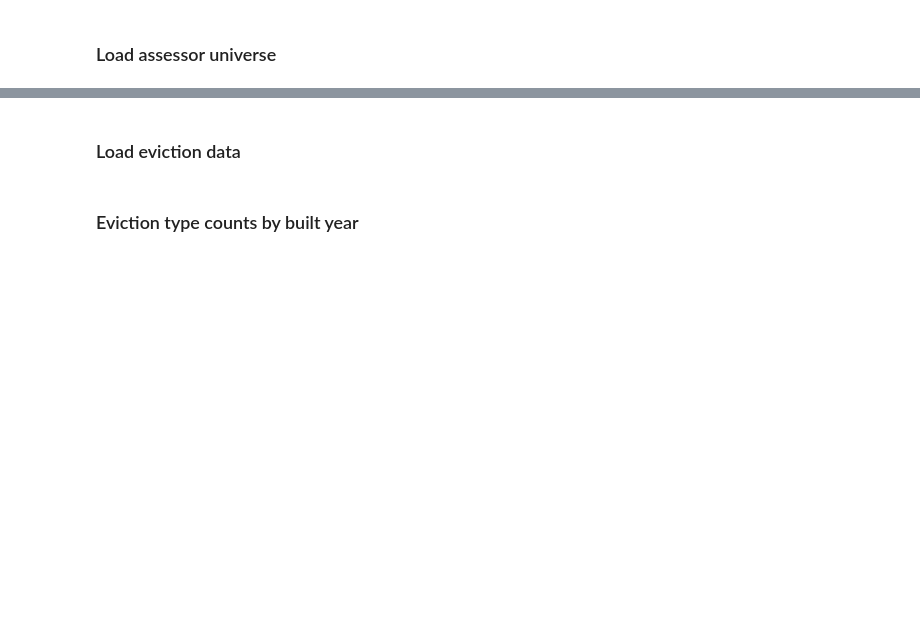
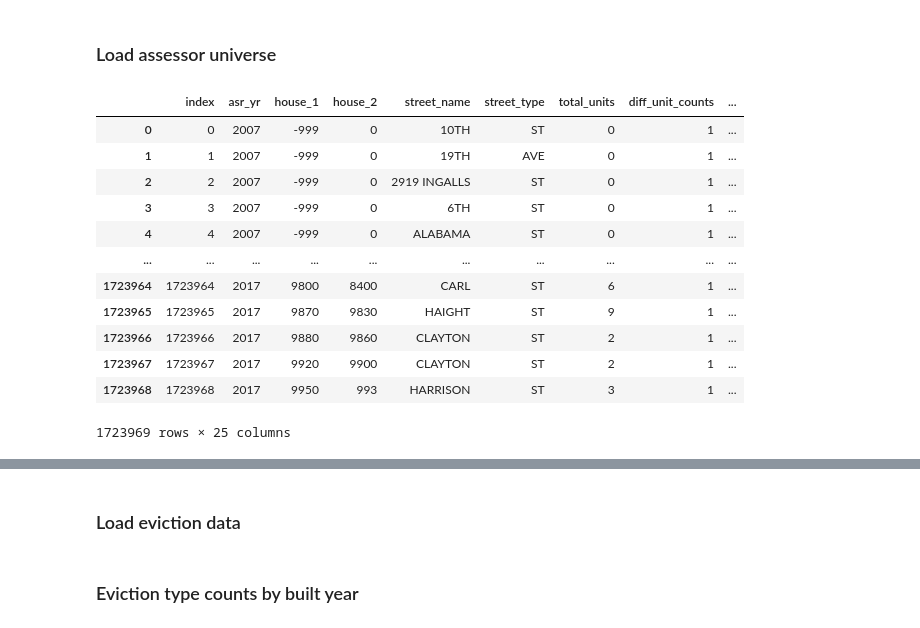
Before and after one commit to mxndrwgrdnr/sf-evictions, a Jupyter notebook: notebooks/analysis.ipynb, the cells around one changed output, grey strips where cells are left out. Saved outputs shown, nothing was run; the diff lists cells and outputs as text; code cells hidden in the pictures; blank space fills up the shorter version.

```diff
--- a/notebooks/analysis.ipynb
+++ b/notebooks/analysis.ipynb
@@ -38,2 +44,18 @@ asr['pre_1980'] = (asr['year_built_max'] < 1980)
 asr['ev_per_unit'] = asr['ev_count'] / asr['total_units']
 asr['ev_per_unit_since_07'] = asr['ev_count_post_07'] / asr['total_units']
+# %%
+asr
+# %% [output]
+|  | index | asr_yr | house_1 | house_2 | street_name | street_type | total_units | diff_unit_counts | ... |
+| 0 | 0 | 2007 | -999 | 0 | 10TH | ST | 0 | 1 | ... |
+| 1 | 1 | 2007 | -999 | 0 | 19TH | AVE | 0 | 1 | ... |
+| 2 | 2 | 2007 | -999 | 0 | 2919 INGALLS | ST | 0 | 1 | ... |
+| 3 | 3 | 2007 | -999 | 0 | 6TH | ST | 0 | 1 | ... |
+| 4 | 4 | 2007 | -999 | 0 | ALABAMA | ST | 0 | 1 | ... |
+| ... | ... | ... | ... | ... | ... | ... | ... | ... | ... |
+| 1723964 | 1723964 | 2017 | 9800 | 8400 | CARL | ST | 6 | 1 | ... |
+| 1723965 | 1723965 | 2017 | 9870 | 9830 | HAIGHT | ST | 9 | 1 | ... |
+| 1723966 | 1723966 | 2017 | 9880 | 9860 | CLAYTON | ST | 2 | 1 | ... |
+| 1723967 | 1723967 | 2017 | 9920 | 9900 | CLAYTON | ST | 2 | 1 | ... |
+| 1723968 | 1723968 | 2017 | 9950 | 993 | HARRISON | ST | 3 | 1 | ... |
+1723969 rows × 25 columns
```
Also changed, not shown: parts of 22 cells of this notebook, 5 other files.
